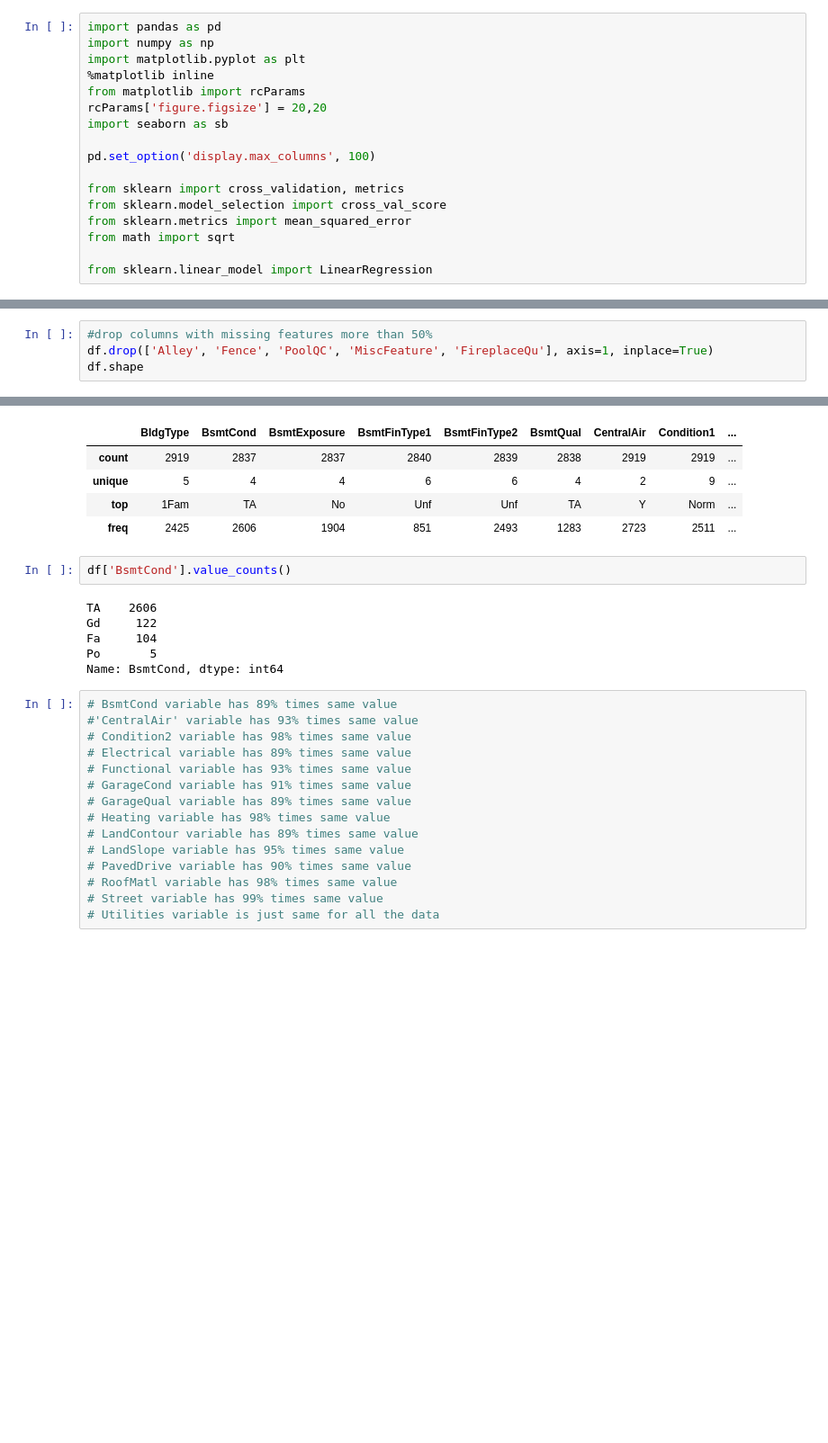
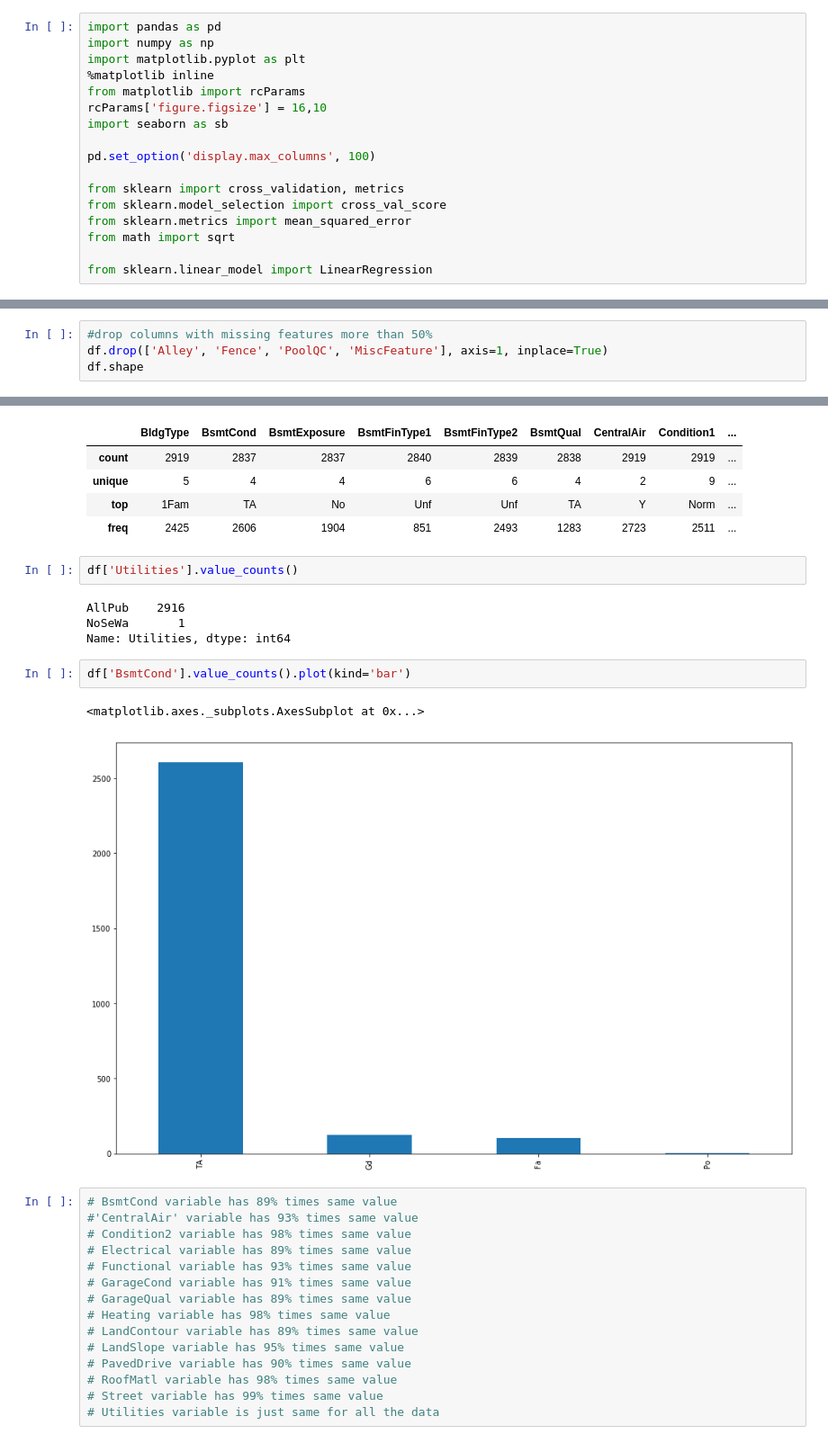
Before and after one commit to harimindi/Ames-Housing-Data, a Jupyter notebook: Ames Housing Dataset.ipynb, the cells around one changed output, grey strips where cells are left out. Shown at 90% size. Saved outputs shown, nothing was run; the diff lists cells and outputs as text; blank space fills up the shorter version.

```diff
--- a/Ames Housing Dataset.ipynb
+++ b/Ames Housing Dataset.ipynb
@@ -4,7 +4,7 @@ import numpy as np
 import matplotlib.pyplot as plt
 %matplotlib inline
 from matplotlib import rcParams
-rcParams['figure.figsize'] = 20,20
+rcParams['figure.figsize'] = 16,10
 import seaborn as sb
 
 pd.set_option('display.max_columns', 100)
@@ -90,6 +90,6 @@ Utilities       0.00
 dtype: float64
 # %%
 #drop columns with missing features more than 50%
-df.drop(['Alley', 'Fence', 'PoolQC', 'MiscFeature', 'FireplaceQu'], axis=1, inplace=True)
+df.drop(['Alley', 'Fence', 'PoolQC', 'MiscFeature'], axis=1, inplace=True)
 df.shape
 # %% [output]
@@ -155,13 +155,16 @@ df[cat].describe()
 | top | 1Fam | TA | No | Unf | Unf | TA | Y | Norm | ... |
 | freq | 2425 | 2606 | 1904 | 851 | 2493 | 1283 | 2723 | 2511 | ... |
 # %%
-df['BsmtCond'].value_counts()
+df['Utilities'].value_counts()
 # %% [output]
-TA    2606
-Gd     122
-Fa     104
-Po       5
-Name: BsmtCond, dtype: int64
+AllPub    2916
+NoSeWa       1
+Name: Utilities, dtype: int64
+# %%
+df['BsmtCond'].value_counts().plot(kind='bar')
+# %% [output]
+<matplotlib.axes._subplots.AxesSubplot at 0x...>
+[figure, added]
 # %%
 # BsmtCond variable has 89% times same value
 #'CentralAir' variable has 93% times same value
```
Also changed, not shown: parts of 16 cells of this notebook.
